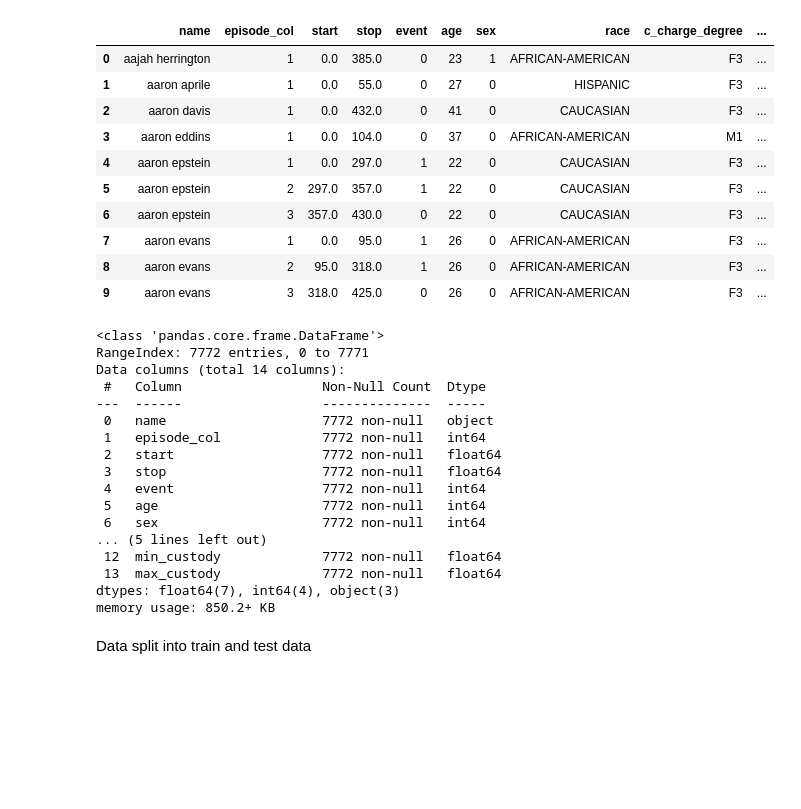
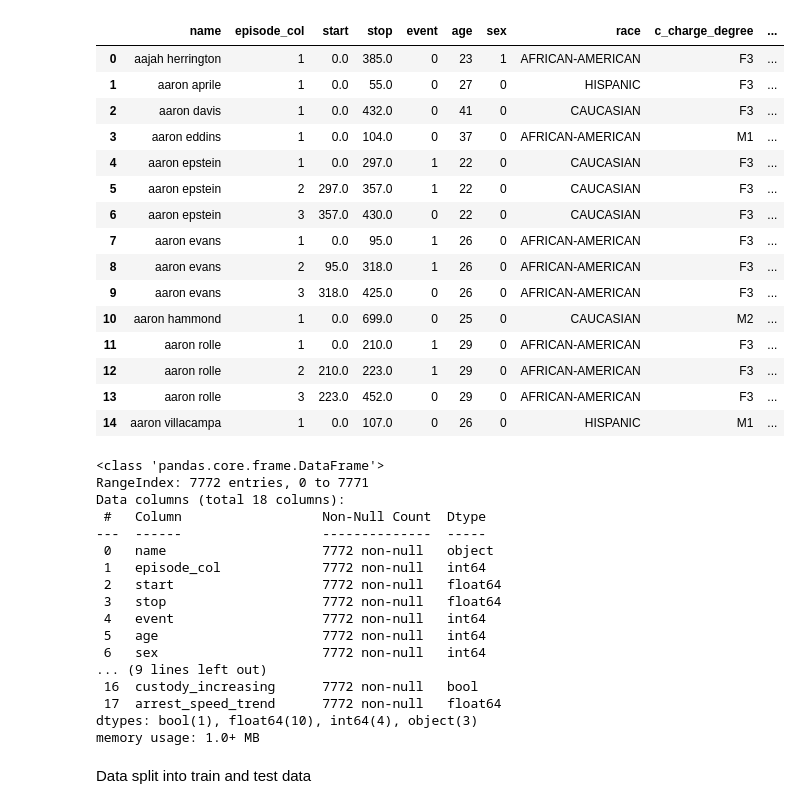
Before and after one commit to DKoleda6/recurrent_event, a Jupyter notebook: exp_common.ipynb, the cells around one changed output. Saved outputs shown, nothing was run; the diff lists cells and outputs as text; code cells hidden in the pictures; blank space fills up the shorter version.

```diff
--- a/exp_common.ipynb
+++ b/exp_common.ipynb
@@ -73,34 +73,43 @@ Data columns (total 12 columns):
 dtypes: float64(5), int64(4), object(3)
 memory usage: 728.8+ KB
 # %%
+cox_df['log_curr_dur_custody'] = np.log1p(cox_df['curr_dur_custody'])
+cox_df['dur_deviation_from_avg'] = cox_df['curr_dur_custody'] - cox_df['average_dur_custody']
 custody_stats = cox_df.groupby("name")["curr_dur_custody"].agg(["min", "max"]).reset_index()
 custody_stats.columns = ["name", "min_custody", "max_custody"]
 
 # last_charge = cox_df.sort_values("episode_col").groupby("name")["c_charge_degree"].last().reset_index()
 # last_charge.columns = ["name", "last_charge_degree"]
 
 cox_df = cox_df.merge(custody_stats, on="name", how="left")
+cox_df['custody_increasing'] = cox_df.groupby('name')['curr_dur_custody'].diff().fillna(0) > 0
+cox_df['arrest_speed_trend'] = cox_df.groupby('name')['time_since_last_arrest'].diff().fillna(0)
 #cox_df = cox_df.merge(last_charge, on="name", how="left")
 
-cox_df.head(10)
+cox_df.head(15)
 # %% [output]
 |  | name | episode_col | start | stop | event | age | sex | race | c_charge_degree | ... |
 | 0 | aajah herrington | 1 | 0.0 | 385.0 | 0 | 23 | 1 | AFRICAN-AMERICAN | F3 | ... |
 | 1 | aaron aprile | 1 | 0.0 | 55.0 | 0 | 27 | 0 | HISPANIC | F3 | ... |
 | 2 | aaron davis | 1 | 0.0 | 432.0 | 0 | 41 | 0 | CAUCASIAN | F3 | ... |
 | 3 | aaron eddins | 1 | 0.0 | 104.0 | 0 | 37 | 0 | AFRICAN-AMERICAN | M1 | ... |
 | 4 | aaron epstein | 1 | 0.0 | 297.0 | 1 | 22 | 0 | CAUCASIAN | F3 | ... |
 | 5 | aaron epstein | 2 | 297.0 | 357.0 | 1 | 22 | 0 | CAUCASIAN | F3 | ... |
 | 6 | aaron epstein | 3 | 357.0 | 430.0 | 0 | 22 | 0 | CAUCASIAN | F3 | ... |
 | 7 | aaron evans | 1 | 0.0 | 95.0 | 1 | 26 | 0 | AFRICAN-AMERICAN | F3 | ... |
 | 8 | aaron evans | 2 | 95.0 | 318.0 | 1 | 26 | 0 | AFRICAN-AMERICAN | F3 | ... |
 | 9 | aaron evans | 3 | 318.0 | 425.0 | 0 | 26 | 0 | AFRICAN-AMERICAN | F3 | ... |
+| 10 | aaron hammond | 1 | 0.0 | 699.0 | 0 | 25 | 0 | CAUCASIAN | M2 | ... |
+| 11 | aaron rolle | 1 | 0.0 | 210.0 | 1 | 29 | 0 | AFRICAN-AMERICAN | F3 | ... |
+| 12 | aaron rolle | 2 | 210.0 | 223.0 | 1 | 29 | 0 | AFRICAN-AMERICAN | F3 | ... |
+| 13 | aaron rolle | 3 | 223.0 | 452.0 | 0 | 29 | 0 | AFRICAN-AMERICAN | F3 | ... |
+| 14 | aaron villacampa | 1 | 0.0 | 107.0 | 0 | 26 | 0 | HISPANIC | M1 | ... |
 # %%
 cox_df.info()
 # %% [output]
 <class 'pandas.core.frame.DataFrame'>
 RangeIndex: 7772 entries, 0 to 7771
-Data columns (total 14 columns):
+Data columns (total 18 columns):
  #   Column                  Non-Null Count  Dtype
 ---  ------                  --------------  -----
  0   name                    7772 non-null   object
@@ -110,11 +119,11 @@ Data columns (total 14 columns):
  4   event                   7772 non-null   int64
  5   age                     7772 non-null   int64
  6   sex                     7772 non-null   int64
-... (5 lines left out)
- 12  min_custody             7772 non-null   float64
- 13  max_custody             7772 non-null   float64
-dtypes: float64(7), int64(4), object(3)
-memory usage: 850.2+ KB
+... (9 lines left out)
+ 16  custody_increasing      7772 non-null   bool
+ 17  arrest_speed_trend      7772 non-null   float64
+dtypes: bool(1), float64(10), int64(4), object(3)
+memory usage: 1.0+ MB
 # %%
 rare_threshold = 40
 value_counts = cox_df['c_charge_degree'].value_counts()
```
Also changed, not shown: parts of 4 cells of this notebook.
